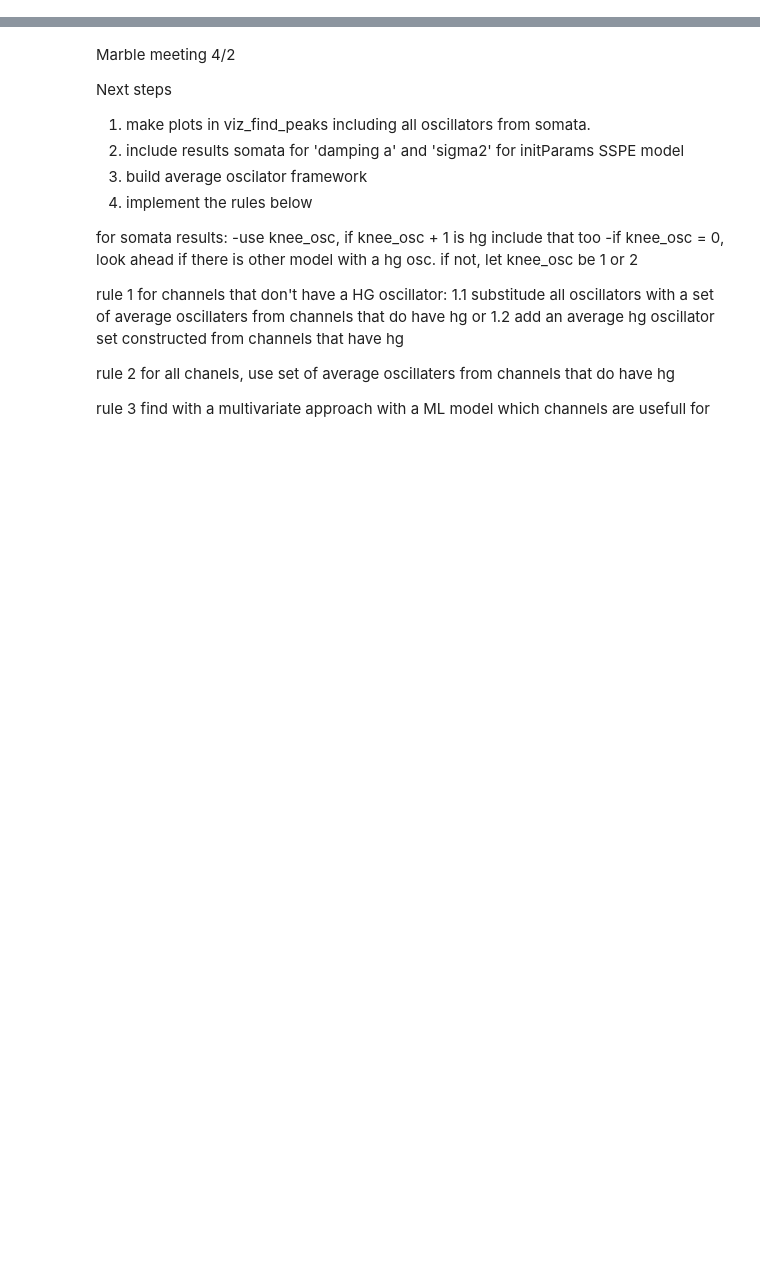
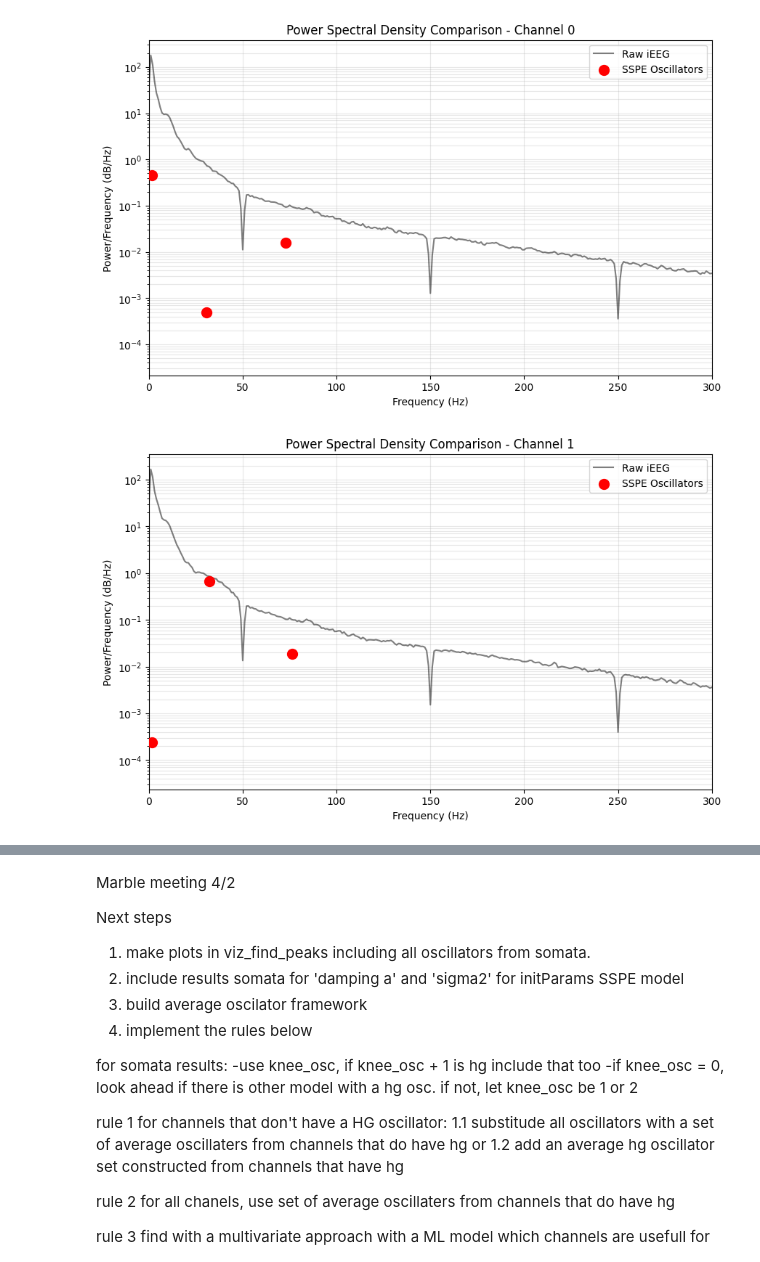
Before and after one commit to LisaPonsteen/SSR-neural-speech-decoding, a Jupyter notebook: viz_peak_freqs.ipynb, the cells around one changed output, grey strips where cells are left out. Drawn from its saved outputs; the diff is of its cells as text; code cells hidden in the pictures; blank space fills up the shorter version.

```diff
--- a/viz_peak_freqs.ipynb
+++ b/viz_peak_freqs.ipynb
@@ -261,0 +369,66 @@ for ch_idx in ch:
+# %%
+import scipy.signal
+pt = 'sub-07'
+ch_idx = 8
+#ch = [50, 8, 51, 101]
+ch = [96, 95, 1]
+
+path_bids = '/Users/lisa/Documents/DSAI_year2/Marble/SingleWordProductionDutch/SingleWordProductionDutch-iBIDS'
+io = NWBHDF5IO(os.path.join(path_bids,pt,'ieeg',f'{pt}_task-wordProduction_ieeg.nwb'), 'r')
+nwbfile = io.read()
+data = nwbfile.acquisition['iEEG'].data[:]
+io.close()
+
+#remove (harmonics of) line noise just like done with the sspe data
+for i in range (0,5):
+    sos = scipy.signal.iirfilter(4, [(i*100+49)/(sr/2),(i*100+51)/(sr/2)],btype='bandstop',output='sos')
+    data = scipy.signal.sosfiltfilt(sos,data,axis=0)
+
+#for the first 3 channels
+osc = [[ 1.57171376, 72.89608773, 30.67527927], [ 1.61172049, 32.21539268, 76.49096605],
+       [ 1.46762755, 32.76762149, 77.56405255, 22.93725585, 12.44592291],
+      [ 2.17824134, 27.86930719, 74.8655711 ],
+    [1.92596477,  32.81044039,  74.30780164, 20.22396053, 182.98297061, 120.55085829]]
+
+idx = 0
+
+#for ch_idx in ch:
+for ch_idx in range (0,5):
+    plt.figure(figsize=(10, 6))
+
+    # 1. Compute PSD for Raw Signal
+    freqs_raw, psd_raw = welch(data[:, ch_idx], sr, nperseg=1024)
+    plt.semilogy(freqs_raw, psd_raw, label='Raw iEEG', color='black', alpha=0.5)
+
+    # 2. Compute PSD for SSPE Oscillators
+    # (Assuming you have access to the raw oscillations before absolute value)
+    # If you only have features, this plot will look like low-frequency noise.
+    sspe_stacked = np.load(os.path.join(feat_path,f'{pt}_SSPEfeat.npy'))
+
+    nr_osc = len(osc[ch_idx])
+    ch_freqs = osc[ch_idx]
+
+    avg_amps = []
+    for i in range(len(ch_freqs)):
+        # Extract column for this oscillator
+        col_data = sspe_stacked[:, idx + i]
+        avg_amps.append(np.mean(col_data))
+        #print (col_data)
+        #print(np.mean(col_data))
+
+    idx += nr_osc
+
+    # SSPE: Amplitude at each frequency
+    # Note: Since PSD is Power (Amplitude^2), we square the mean amplitude for comparison
+    plt.scatter(ch_freqs, np.array(avg_amps)**2/ sr, color='red', s=100, zorder=3, label='SSPE Oscillators')
+
+    plt.title(f'Power Spectral Density Comparison - Channel {ch_idx}')
+    plt.xlabel('Frequency (Hz)')
+    plt.ylabel('Power/Frequency (dB/Hz)')
+    plt.xlim([0, 300]) # Focus on the High-Gamma range
+    plt.legend()
+    plt.grid(True, which='both', alpha=0.3)
+    plt.show()
+# %% [output]
+[figure, added]
+[figure, added]
```
Also changed, not shown: parts of 9 cells of this notebook, 3 other files.
